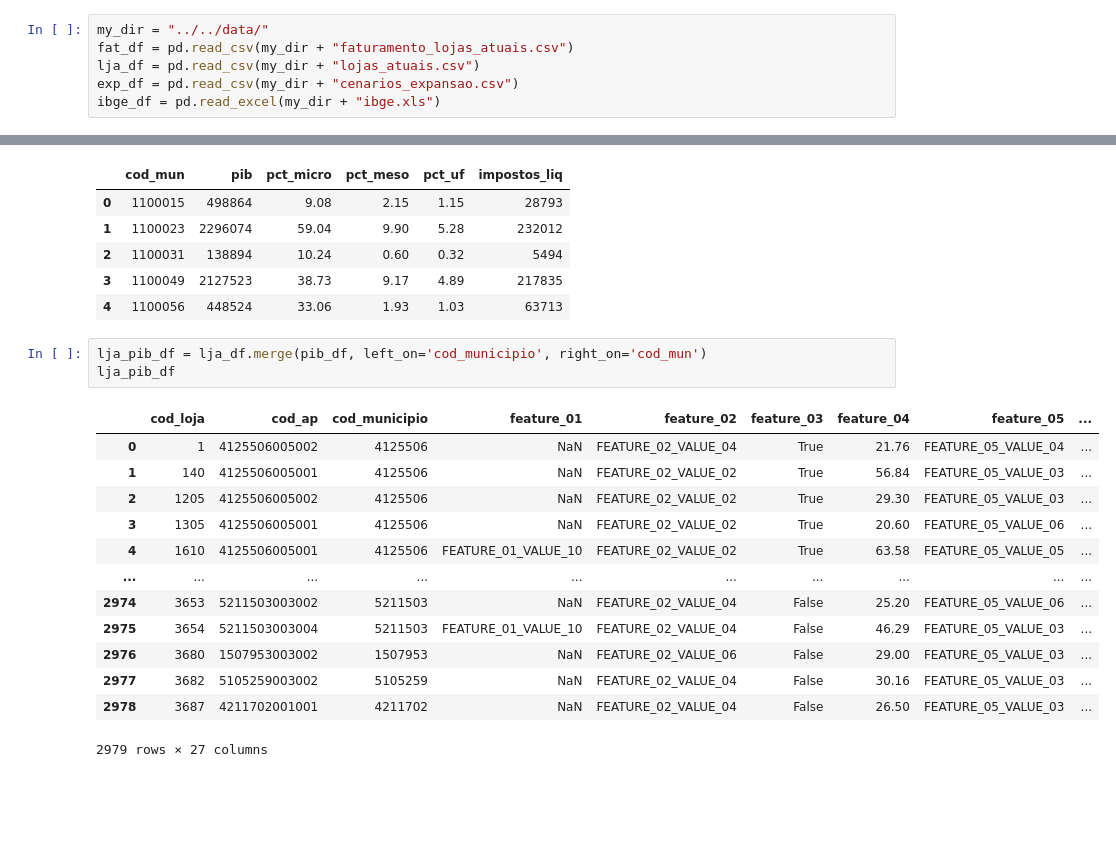
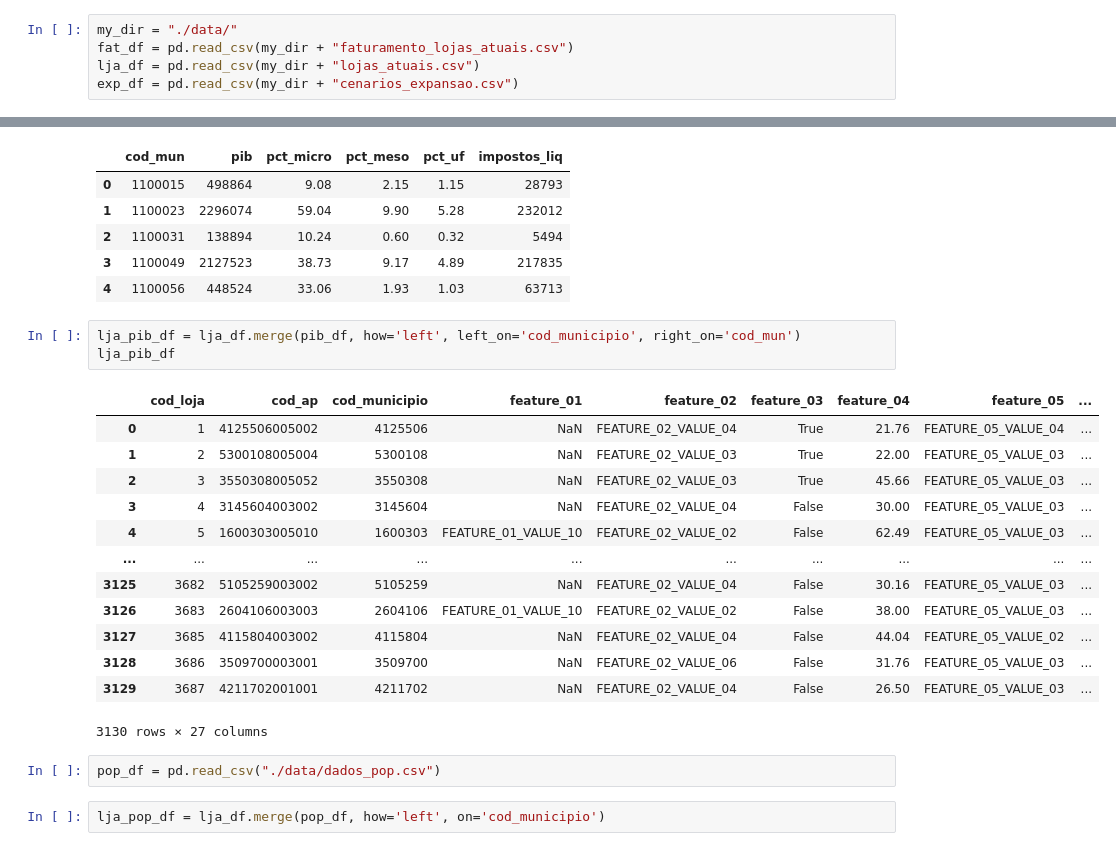
Before and after one commit to BeeData-USP/usp-vs-ufmg, a Jupyter notebook: ikeda/eda_ljs.ipynb, the cells around one changed output, grey strips where cells are left out. Drawn from its saved outputs; the diff is of its cells as text; blank space fills up the shorter version.

```diff
--- a/ikeda/eda_ljs.ipynb
+++ b/ikeda/eda_ljs.ipynb
@@ -5,11 +5,10 @@ import seaborn as sns
 import pandas as pd
 sns.set_theme()
 # %%
-my_dir = "../../data/"
+my_dir = "./data/"
 fat_df = pd.read_csv(my_dir + "faturamento_lojas_atuais.csv")
 lja_df = pd.read_csv(my_dir + "lojas_atuais.csv")
 exp_df = pd.read_csv(my_dir + "cenarios_expansao.csv")
-ibge_df = pd.read_excel(my_dir + "ibge.xls")
 # %%
 lja_df.info()
 # %% [output]
@@ -150,19 +149,23 @@ pib_df.head()
 | 3 | 1100049 | 2127523 | 38.73 | 9.17 | 4.89 | 217835 |
 | 4 | 1100056 | 448524 | 33.06 | 1.93 | 1.03 | 63713 |
 # %%
-lja_pib_df = lja_df.merge(pib_df, left_on='cod_municipio', right_on='cod_mun')
+lja_pib_df = lja_df.merge(pib_df, how='left', left_on='cod_municipio', right_on='cod_mun')
 lja_pib_df
 # %% [output]
 |  | cod_loja | cod_ap | cod_municipio | feature_01 | feature_02 | feature_03 | feature_04 | feature_05 | ... |
 | 0 | 1 | 4125506005002 | 4125506 | NaN | FEATURE_02_VALUE_04 | True | 21.76 | FEATURE_05_VALUE_04 | ... |
-| 1 | 140 | 4125506005001 | 4125506 | NaN | FEATURE_02_VALUE_02 | True | 56.84 | FEATURE_05_VALUE_03 | ... |
-| 2 | 1205 | 4125506005002 | 4125506 | NaN | FEATURE_02_VALUE_02 | True | 29.30 | FEATURE_05_VALUE_03 | ... |
-| 3 | 1305 | 4125506005001 | 4125506 | NaN | FEATURE_02_VALUE_02 | True | 20.60 | FEATURE_05_VALUE_06 | ... |
-| 4 | 1610 | 4125506005001 | 4125506 | FEATURE_01_VALUE_10 | FEATURE_02_VALUE_02 | True | 63.58 | FEATURE_05_VALUE_05 | ... |
+| 1 | 2 | 5300108005004 | 5300108 | NaN | FEATURE_02_VALUE_03 | True | 22.00 | FEATURE_05_VALUE_03 | ... |
+| 2 | 3 | 3550308005052 | 3550308 | NaN | FEATURE_02_VALUE_03 | True | 45.66 | FEATURE_05_VALUE_03 | ... |
+| 3 | 4 | 3145604003002 | 3145604 | NaN | FEATURE_02_VALUE_04 | False | 30.00 | FEATURE_05_VALUE_03 | ... |
+| 4 | 5 | 1600303005010 | 1600303 | FEATURE_01_VALUE_10 | FEATURE_02_VALUE_02 | False | 62.49 | FEATURE_05_VALUE_03 | ... |
 | ... | ... | ... | ... | ... | ... | ... | ... | ... | ... |
-| 2974 | 3653 | 5211503003002 | 5211503 | NaN | FEATURE_02_VALUE_04 | False | 25.20 | FEATURE_05_VALUE_06 | ... |
-| 2975 | 3654 | 5211503003004 | 5211503 | FEATURE_01_VALUE_10 | FEATURE_02_VALUE_04 | False | 46.29 | FEATURE_05_VALUE_03 | ... |
-| 2976 | 3680 | 1507953003002 | 1507953 | NaN | FEATURE_02_VALUE_06 | False | 29.00 | FEATURE_05_VALUE_03 | ... |
-| 2977 | 3682 | 5105259003002 | 5105259 | NaN | FEATURE_02_VALUE_04 | False | 30.16 | FEATURE_05_VALUE_03 | ... |
-| 2978 | 3687 | 4211702001001 | 4211702 | NaN | FEATURE_02_VALUE_04 | False | 26.50 | FEATURE_05_VALUE_03 | ... |
+| 3125 | 3682 | 5105259003002 | 5105259 | NaN | FEATURE_02_VALUE_04 | False | 30.16 | FEATURE_05_VALUE_03 | ... |
+| 3126 | 3683 | 2604106003003 | 2604106 | FEATURE_01_VALUE_10 | FEATURE_02_VALUE_02 | False | 38.00 | FEATURE_05_VALUE_03 | ... |
+| 3127 | 3685 | 4115804003002 | 4115804 | NaN | FEATURE_02_VALUE_04 | False | 44.04 | FEATURE_05_VALUE_02 | ... |
+| 3128 | 3686 | 3509700003001 | 3509700 | NaN | FEATURE_02_VALUE_06 | False | 31.76 | FEATURE_05_VALUE_03 | ... |
+| 3129 | 3687 | 4211702001001 | 4211702 | NaN | FEATURE_02_VALUE_04 | False | 26.50 | FEATURE_05_VALUE_03 | ... |
-2979 rows × 27 columns
+3130 rows × 27 columns
+# %%
+pop_df = pd.read_csv("./data/dados_pop.csv")
+# %%
+lja_pop_df = lja_df.merge(pop_df, how='left', on='cod_municipio')
```
Also changed, not shown: parts of 14 cells of this notebook, 9 other files.
